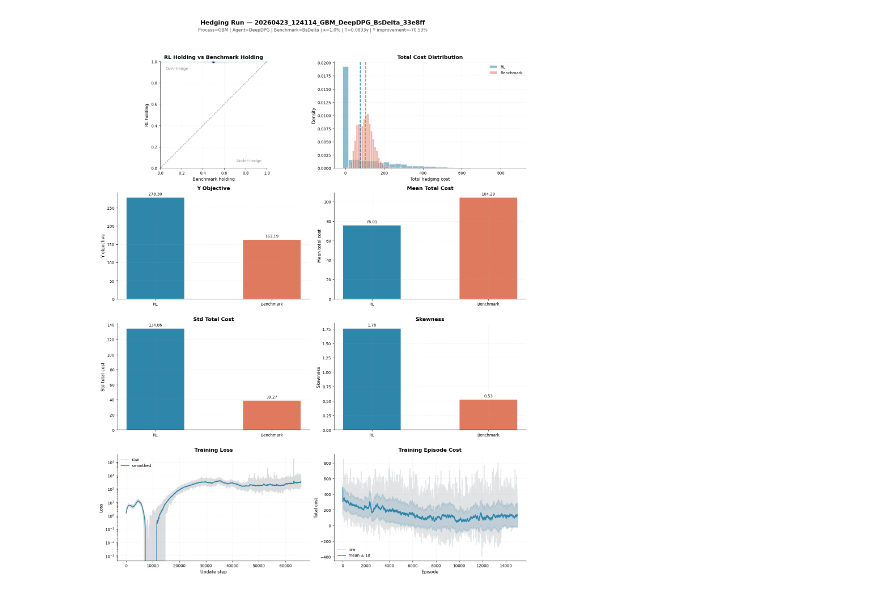
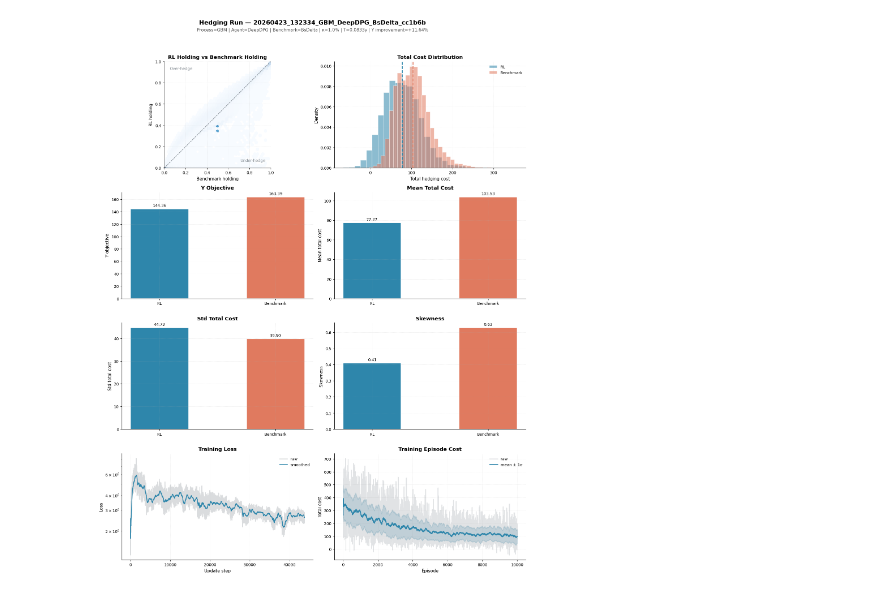
Before and after one commit to thibault-charbonnier/deep-hedging, a Jupyter notebook: notebooks/plot.ipynb, the cells around one changed output. Drawn from its saved outputs; the diff is of its cells as text; code cells hidden in the pictures.

```diff
--- a/notebooks/plot.ipynb
+++ b/notebooks/plot.ipynb
@@ -1,6 +1,6 @@
 # %%
 from src.utils.run_plots import plot_run
 # %%
-plot_run("20260423_124114_GBM_DeepDPG_BsDelta_33e8ff")
+plot_run("20260423_132334_GBM_DeepDPG_BsDelta_cc1b6b")
 # %% [output]
-[figure, old version]
+[figure, new version]
```
Also changed, not shown: 3 other files.
